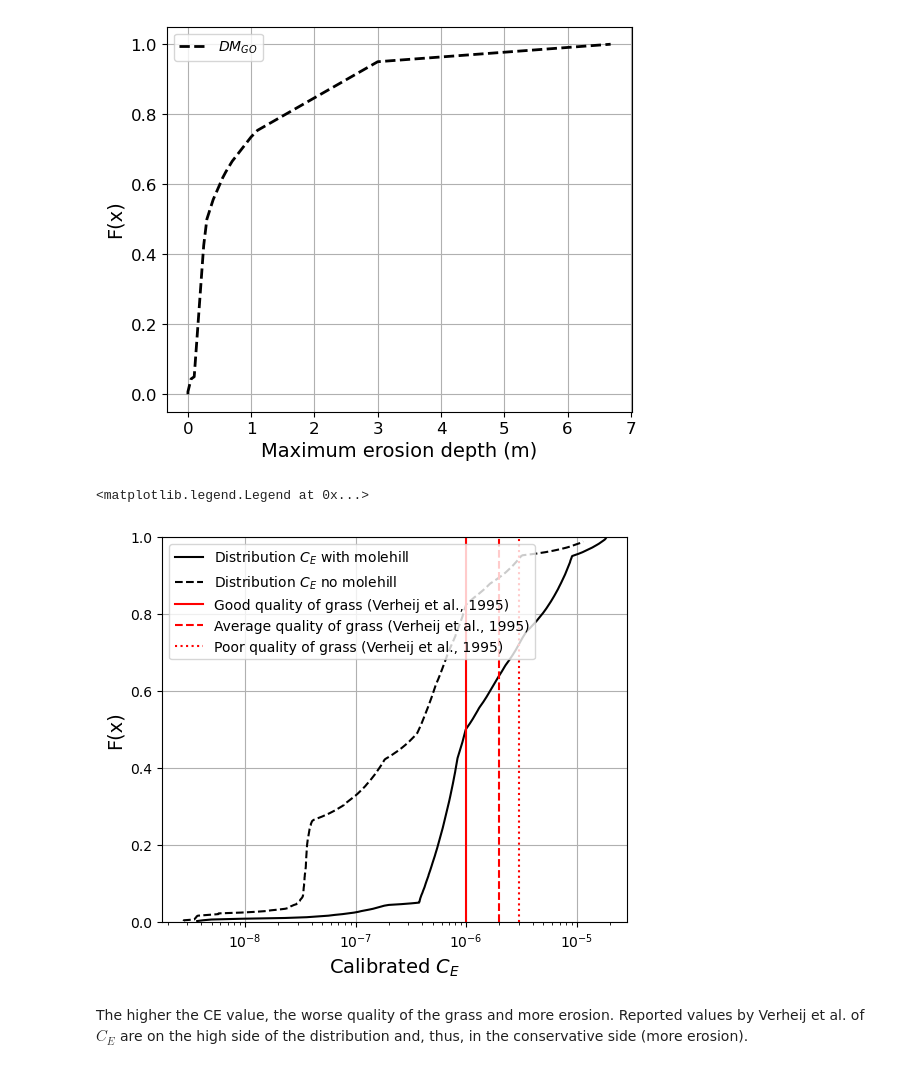
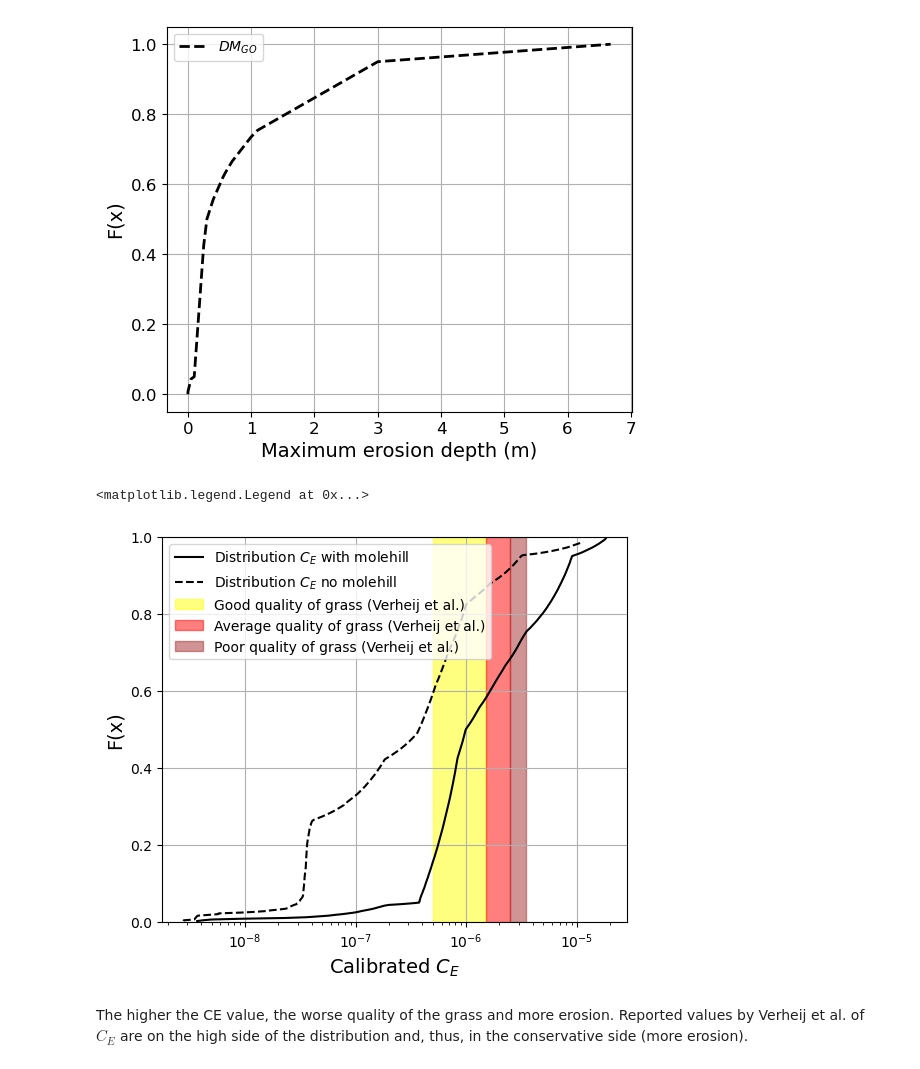
Before and after one commit to patmanas/burros, a Jupyter notebook: analysis_ewg.ipynb, the cells around one changed output. Cells and saved outputs as stored; diff of their text form; code cells hidden in the pictures.

```diff
--- a/analysis_ewg.ipynb
+++ b/analysis_ewg.ipynb
@@ -1373,37 +1373,37 @@ def ecdf(var):
     x = np.sort(var)
     n = x.size
     y = np.arange(1, n+1) / (n+1)
     return [y, x]
 
 def eval_cdf_(obs, x):
     interp_ecdf = interp1d(obs[1], obs[0], kind='linear')
     return interp_ecdf(x)
 
 max_erosion_to_cal = [max(erosion[i]) for i in range(simulations)]
 ecdf_to_cal, x_to_cal = ecdf(max_erosion_to_cal)
 
 # Evaluate the elicited distribution in the same non exceedance probabilities
 x_to_cal_elicited = eval_cdf(project.assessments.full_cdf['DMgl'][project.items.ids.index('item13')], ecdf_to_cal)
 
 # Divide one by the other to get the CE
 ce_values = x_to_cal_elicited / x_to_cal
 
 # Plot CDF CE
 fig, ax = plt.subplots(1, 1, figsize=(6, 5))
 ax.plot(ecdf(ce_values)[1], ecdf(ce_values)[0], color='k', label = 'Distribution ${C_E}$ with molehill')
 ax.plot(ecdf(ce_values_no)[1], ecdf(ce_values_no)[0], '--k', label = 'Distribution ${C_E}$ no molehill')
-ax.plot([10**(-6), 10**(-6)], [0, 1], 'r', label='Good quality of grass (Verheij et al., 1995)')
-ax.plot([2*10**(-6), 2*10**(-6)], [0, 1], '--r', label='Average quality of grass (Verheij et al., 1995)')
-ax.plot([3*10**(-6), 3*10**(-6)], [0, 1], ':r', label='Poor quality of grass (Verheij et al., 1995)')
+ax.fill_betweenx([0, 1], [0.5 * 10**(-6), 0.5 * 10**(-6)], [1.5 * 10**(-6), 1.5*10**(-6)], color='yellow', alpha=0.5, label='Good quality of grass (Verheij et al., 1995)')
+ax.fill_betweenx([0, 1], [1.5 * 10**(-6), 1.5 * 10**(-6)], [2.5 * 10**(-6), 2.5*10**(-6)], color='red', alpha=0.5, label='Average quality of grass (Verheij et al., 1995)')
+ax.fill_betweenx([0, 1], [2.5 * 10**(-6), 2.5 * 10**(-6)], [3.5 * 10**(-6), 3.5*10**(-6)], color='brown', alpha=0.5, label='Poor quality of grass (Verheij et al., 1995)')
 ax.set_ylim(0,1)
 ax.set_xscale('log')
 ax.grid()
 ax.set_xlabel('Calibrated ${C_E}$', fontsize=14)
 ax.set_ylabel('F(x)', fontsize=14)
 ax.legend()
 # %% [output]
 <matplotlib.legend.Legend at 0x...>
-[figure, old version]
+[figure, new version]
 # %% [markdown]
 The higher the CE value, the worse quality of the grass and more erosion. Reported values by Verheij et al. of $C_E$ are on the high side of the distribution and, thus, in the conservative side (more erosion).
 # %%
```
